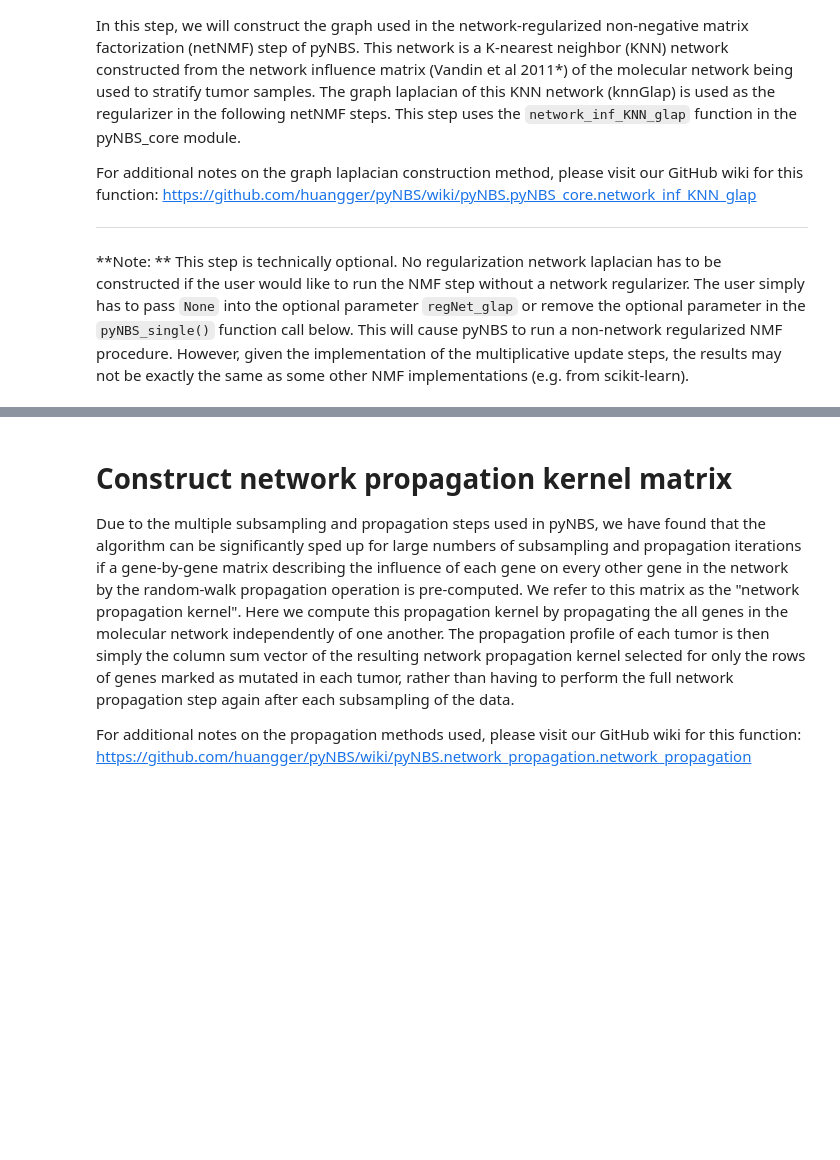
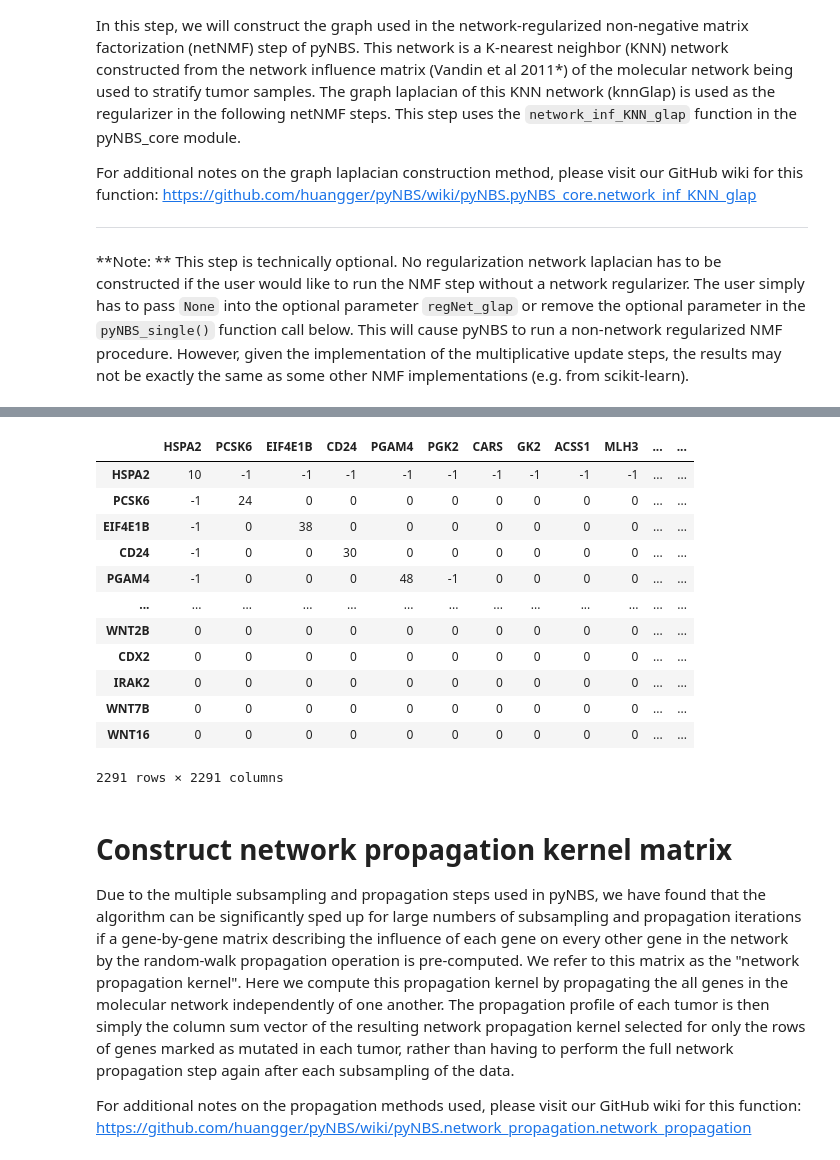
Before and after one commit to meagoodboy/pyNBS, a Jupyter notebook: Examples/CancerSubnetwork_BLCA_pyNBS_Notebook.ipynb, the cells around one changed output, grey strips where cells are left out. Drawn from its saved outputs; the diff is of its cells as text; code cells hidden in the pictures; blank space fills up the shorter version.

```diff
--- a/Examples/CancerSubnetwork_BLCA_pyNBS_Notebook.ipynb
+++ b/Examples/CancerSubnetwork_BLCA_pyNBS_Notebook.ipynb
@@ -120,3 +122,19 @@ Graph laplacian of KNN network from influence matrix calculated: 2.3963327407836
+# %%
+knnGlap
+# %% [output]
+|  | HSPA2 | PCSK6 | EIF4E1B | CD24 | PGAM4 | PGK2 | CARS | GK2 | ACSS1 | MLH3 | ... | ... |
+| HSPA2 | 10 | -1 | -1 | -1 | -1 | -1 | -1 | -1 | -1 | -1 | ... | ... |
+| PCSK6 | -1 | 24 | 0 | 0 | 0 | 0 | 0 | 0 | 0 | 0 | ... | ... |
+| EIF4E1B | -1 | 0 | 38 | 0 | 0 | 0 | 0 | 0 | 0 | 0 | ... | ... |
+| CD24 | -1 | 0 | 0 | 30 | 0 | 0 | 0 | 0 | 0 | 0 | ... | ... |
+| PGAM4 | -1 | 0 | 0 | 0 | 48 | -1 | 0 | 0 | 0 | 0 | ... | ... |
+| ... | ... | ... | ... | ... | ... | ... | ... | ... | ... | ... | ... | ... |
+| WNT2B | 0 | 0 | 0 | 0 | 0 | 0 | 0 | 0 | 0 | 0 | ... | ... |
+| CDX2 | 0 | 0 | 0 | 0 | 0 | 0 | 0 | 0 | 0 | 0 | ... | ... |
+| IRAK2 | 0 | 0 | 0 | 0 | 0 | 0 | 0 | 0 | 0 | 0 | ... | ... |
+| WNT7B | 0 | 0 | 0 | 0 | 0 | 0 | 0 | 0 | 0 | 0 | ... | ... |
+| WNT16 | 0 | 0 | 0 | 0 | 0 | 0 | 0 | 0 | 0 | 0 | ... | ... |
+2291 rows × 2291 columns
 # %% [markdown]
 # Construct network propagation kernel matrix
 Due to the multiple subsampling and propagation steps used in pyNBS, we have found that the algorithm can be significantly sped up for large numbers of subsampling and propagation iterations if a gene-by-gene matrix describing the influence of each gene on every other gene in the network by the random-walk propagation operation is pre-computed. We refer to this matrix as the "network propagation kernel". Here we compute this propagation kernel by propagating the all genes in the molecular network independently of one another. The propagation profile of each tumor is then simply the column sum vector of the resulting network propagation kernel selected for only the rows of genes marked as mutated in each tumor, rather than having to perform the full network propagation step again after each subsampling of the data.
```
Also changed, not shown: parts of 6 cells of this notebook, 4 other files.
